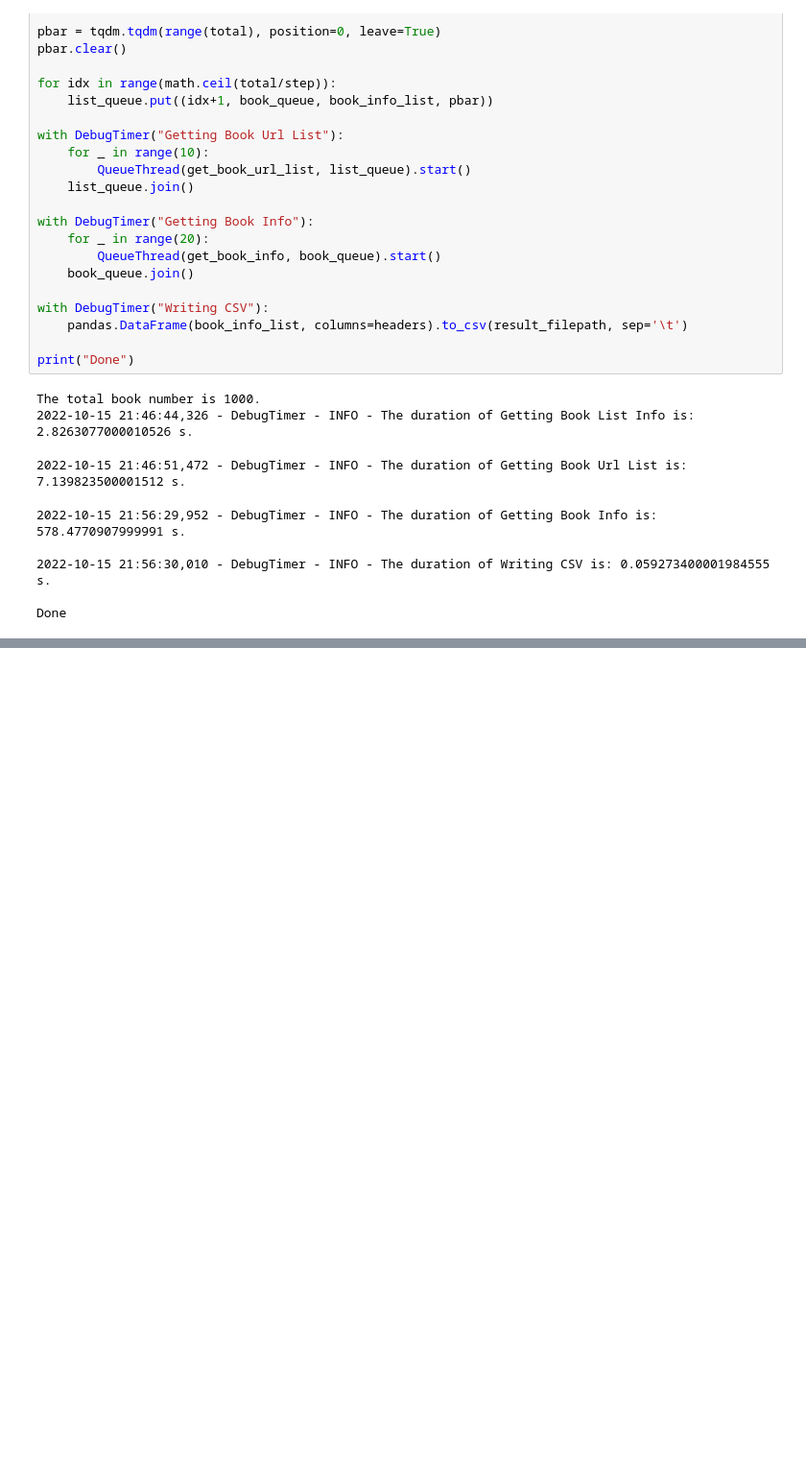
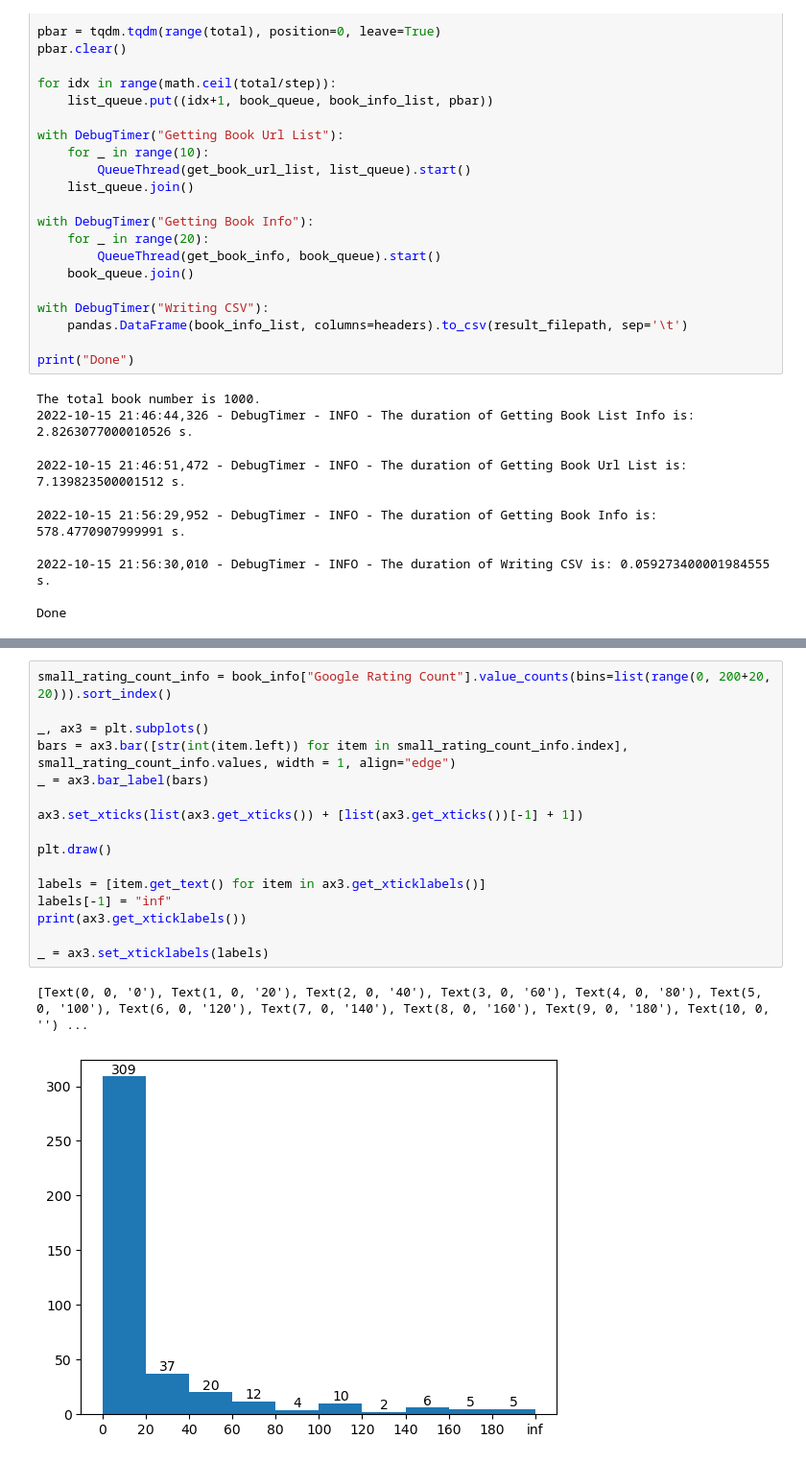
Before and after one commit to Zirui-Zhou/INT303_Web_Scraping_And_Data_Analysis, a Jupyter notebook: Zirui_Zhou+1927924.ipynb, the cells around one changed output, grey strips where cells are left out. Shown at 96% size. Cells and saved outputs as stored; diff of their text form; blank space fills up the shorter version.

```diff
--- a/Zirui_Zhou+1927924.ipynb
+++ b/Zirui_Zhou+1927924.ipynb
@@ -487,0 +523,19 @@ Done
+# %%
+small_rating_count_info = book_info["Google Rating Count"].value_counts(bins=list(range(0, 200+20, 20))).sort_index()
+
+_, ax3 = plt.subplots()
+bars = ax3.bar([str(int(item.left)) for item in small_rating_count_info.index], small_rating_count_info.values, width = 1, align="edge")
+_ = ax3.bar_label(bars)
+
+ax3.set_xticks(list(ax3.get_xticks()) + [list(ax3.get_xticks())[-1] + 1])
+
+plt.draw()
+
+labels = [item.get_text() for item in ax3.get_xticklabels()]
+labels[-1] = "inf"
+print(ax3.get_xticklabels())
+
+_ = ax3.set_xticklabels(labels)
+# %% [output]
+[Text(0, 0, '0'), Text(1, 0, '20'), Text(2, 0, '40'), Text(3, 0, '60'), Text(4, 0, '80'), Text(5, 0, '100'), Text(6, 0, '120'), Text(7, 0, '140'), Text(8, 0, '160'), Text(9, 0, '180'), Text(10, 0, '') ...
+[figure, added]
```
Also changed, not shown: parts of 7 cells of this notebook.
